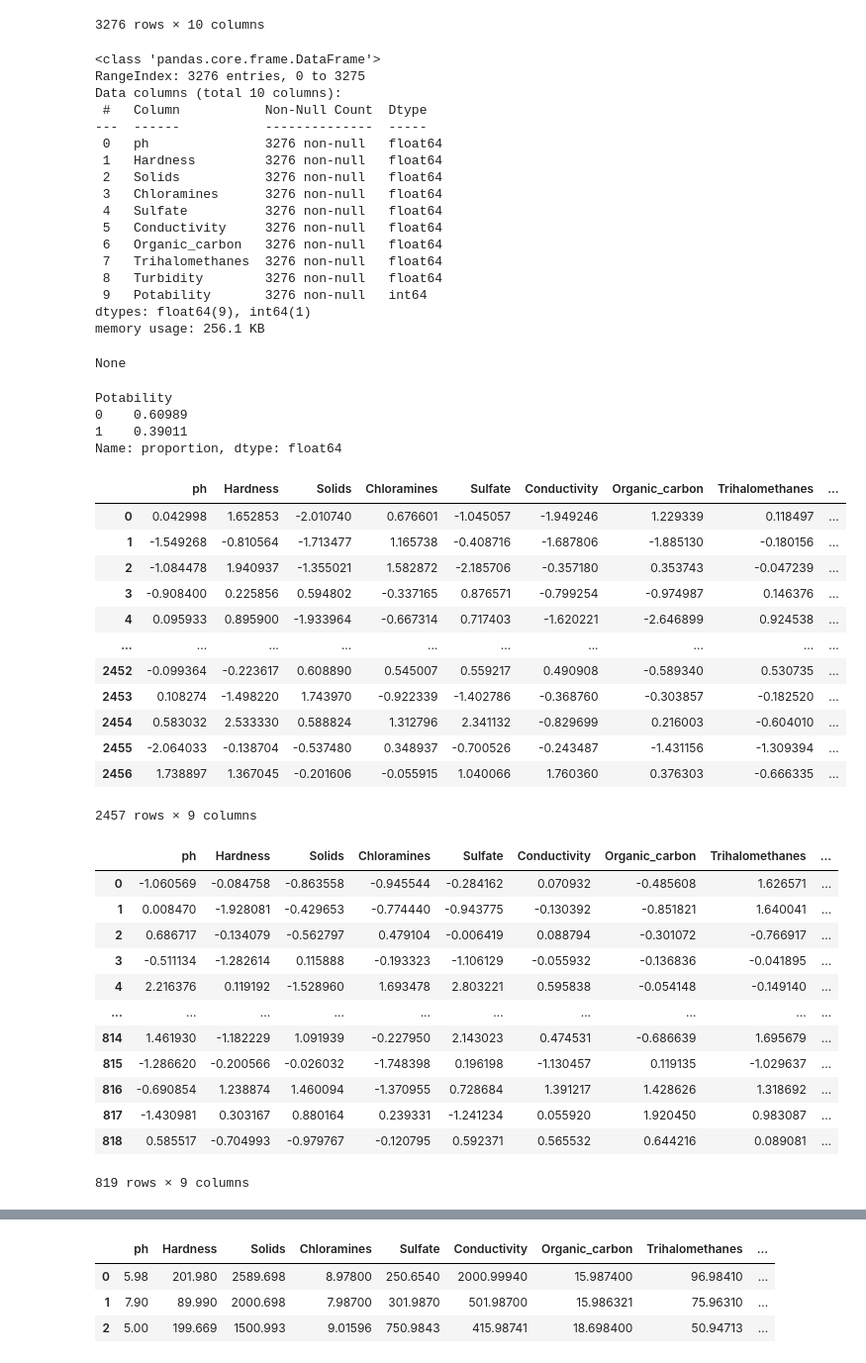
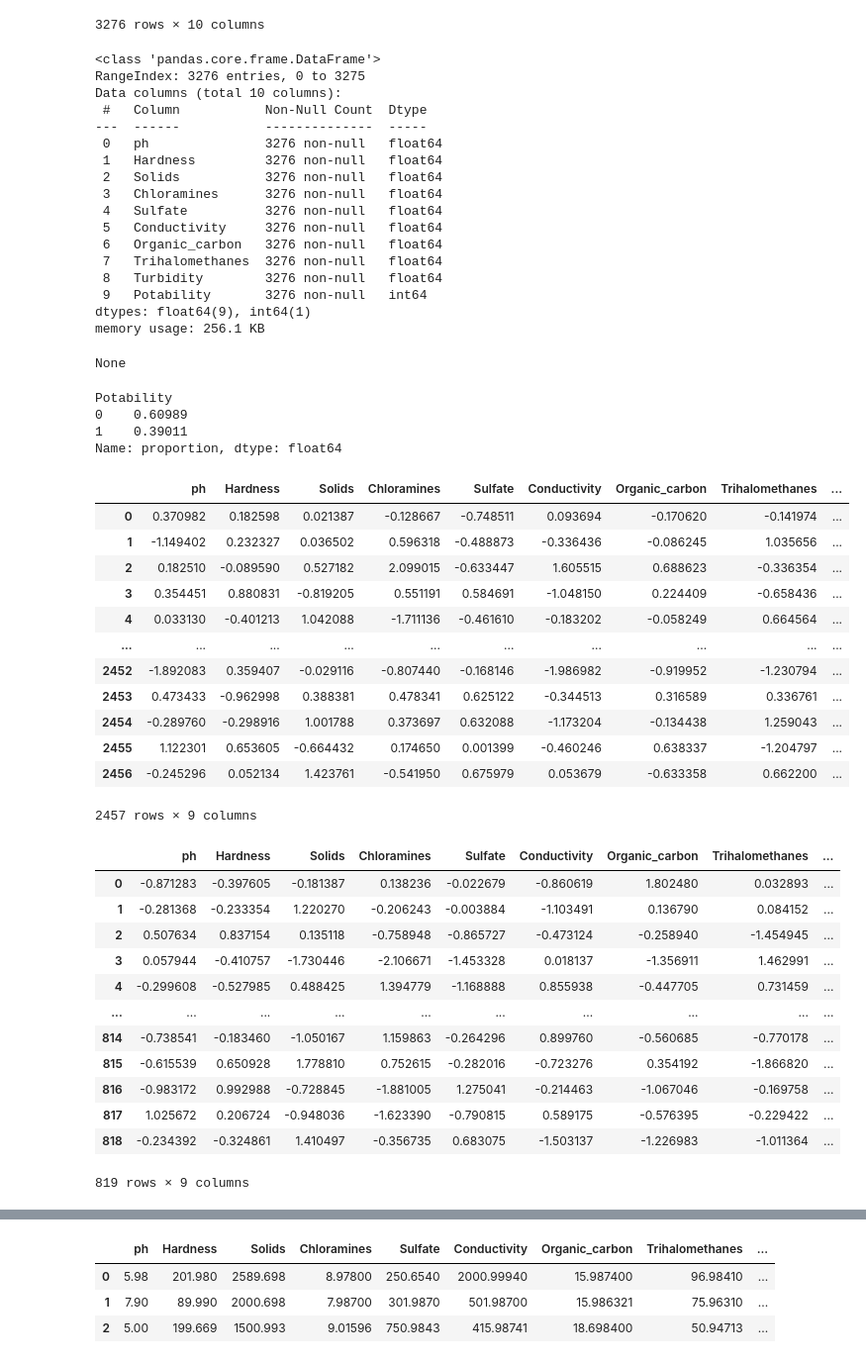
Before and after one commit to Robert-FM/analise_de_potabilidade_na_agua, a Jupyter notebook: main.ipynb, the cells around one changed output, grey strips where cells are left out. Shown: that part at 99% size. Saved outputs shown, nothing was run; the diff lists cells and outputs as text; code cells hidden in the pictures.

```diff
--- a/main.ipynb
+++ b/main.ipynb
@@ -53,7 +53,7 @@ display(tabela['Potability'].value_counts(normalize=True))
 #Separar em dados de treino e dados de teste
 from sklearn.model_selection import train_test_split
 
-x_treino, x_teste, y_treino, y_teste = train_test_split(x,y,test_size=0.25)
+x_treino, x_teste, y_treino, y_teste = train_test_split(x,y,test_size=0.25, shuffle=True,random_state=42)
 
 # === NORMALIZAÇÃO DOS DADOS ===
 from sklearn.preprocessing import StandardScaler
@@ -61,57 +61,57 @@ from sklearn.preprocessing import StandardScaler
 scaler = StandardScaler()
 x_treino = pd.DataFrame(scaler.fit_transform(x_treino), columns=x.columns)
 x_teste = pd.DataFrame(scaler.transform(x_teste), columns=x.columns)
 
 display(x_treino)
 display(x_teste)
 # %% [output]
 <class 'pandas.core.frame.DataFrame'>
 RangeIndex: 3276 entries, 0 to 3275
 Data columns (total 10 columns):
  #   Column           Non-Null Count  Dtype
 ---  ------           --------------  -----
  0   ph               3276 non-null   float64
  1   Hardness         3276 non-null   float64
  2   Solids           3276 non-null   float64
  3   Chloramines      3276 non-null   float64
  4   Sulfate          3276 non-null   float64
  5   Conductivity     3276 non-null   float64
  6   Organic_carbon   3276 non-null   float64
  7   Trihalomethanes  3276 non-null   float64
  8   Turbidity        3276 non-null   float64
  9   Potability       3276 non-null   int64
 dtypes: float64(9), int64(1)
 memory usage: 256.1 KB
 None
 Potability
 0    0.60989
 1    0.39011
 Name: proportion, dtype: float64
 |  | ph | Hardness | Solids | Chloramines | Sulfate | Conductivity | Organic_carbon | Trihalomethanes | ... |
-| 0 | 0.042998 | 1.652853 | -2.010740 | 0.676601 | -1.045057 | -1.949246 | 1.229339 | 0.118497 | ... |
-| 1 | -1.549268 | -0.810564 | -1.713477 | 1.165738 | -0.408716 | -1.687806 | -1.885130 | -0.180156 | ... |
-| 2 | -1.084478 | 1.940937 | -1.355021 | 1.582872 | -2.185706 | -0.357180 | 0.353743 | -0.047239 | ... |
-| 3 | -0.908400 | 0.225856 | 0.594802 | -0.337165 | 0.876571 | -0.799254 | -0.974987 | 0.146376 | ... |
-| 4 | 0.095933 | 0.895900 | -1.933964 | -0.667314 | 0.717403 | -1.620221 | -2.646899 | 0.924538 | ... |
+| 0 | 0.370982 | 0.182598 | 0.021387 | -0.128667 | -0.748511 | 0.093694 | -0.170620 | -0.141974 | ... |
+| 1 | -1.149402 | 0.232327 | 0.036502 | 0.596318 | -0.488873 | -0.336436 | -0.086245 | 1.035656 | ... |
+| 2 | 0.182510 | -0.089590 | 0.527182 | 2.099015 | -0.633447 | 1.605515 | 0.688623 | -0.336354 | ... |
+| 3 | 0.354451 | 0.880831 | -0.819205 | 0.551191 | 0.584691 | -1.048150 | 0.224409 | -0.658436 | ... |
+| 4 | 0.033130 | -0.401213 | 1.042088 | -1.711136 | -0.461610 | -0.183202 | -0.058249 | 0.664564 | ... |
 | ... | ... | ... | ... | ... | ... | ... | ... | ... | ... |
-| 2452 | -0.099364 | -0.223617 | 0.608890 | 0.545007 | 0.559217 | 0.490908 | -0.589340 | 0.530735 | ... |
-| 2453 | 0.108274 | -1.498220 | 1.743970 | -0.922339 | -1.402786 | -0.368760 | -0.303857 | -0.182520 | ... |
-| 2454 | 0.583032 | 2.533330 | 0.588824 | 1.312796 | 2.341132 | -0.829699 | 0.216003 | -0.604010 | ... |
-| 2455 | -2.064033 | -0.138704 | -0.537480 | 0.348937 | -0.700526 | -0.243487 | -1.431156 | -1.309394 | ... |
-| 2456 | 1.738897 | 1.367045 | -0.201606 | -0.055915 | 1.040066 | 1.760360 | 0.376303 | -0.666335 | ... |
+| 2452 | -1.892083 | 0.359407 | -0.029116 | -0.807440 | -0.168146 | -1.986982 | -0.919952 | -1.230794 | ... |
+| 2453 | 0.473433 | -0.962998 | 0.388381 | 0.478341 | 0.625122 | -0.344513 | 0.316589 | 0.336761 | ... |
+| 2454 | -0.289760 | -0.298916 | 1.001788 | 0.373697 | 0.632088 | -1.173204 | -0.134438 | 1.259043 | ... |
+| 2455 | 1.122301 | 0.653605 | -0.664432 | 0.174650 | 0.001399 | -0.460246 | 0.638337 | -1.204797 | ... |
+| 2456 | -0.245296 | 0.052134 | 1.423761 | -0.541950 | 0.675979 | 0.053679 | -0.633358 | 0.662200 | ... |
 2457 rows × 9 columns
 |  | ph | Hardness | Solids | Chloramines | Sulfate | Conductivity | Organic_carbon | Trihalomethanes | ... |
-| 0 | -1.060569 | -0.084758 | -0.863558 | -0.945544 | -0.284162 | 0.070932 | -0.485608 | 1.626571 | ... |
-| 1 | 0.008470 | -1.928081 | -0.429653 | -0.774440 | -0.943775 | -0.130392 | -0.851821 | 1.640041 | ... |
-| 2 | 0.686717 | -0.134079 | -0.562797 | 0.479104 | -0.006419 | 0.088794 | -0.301072 | -0.766917 | ... |
-| 3 | -0.511134 | -1.282614 | 0.115888 | -0.193323 | -1.106129 | -0.055932 | -0.136836 | -0.041895 | ... |
-| 4 | 2.216376 | 0.119192 | -1.528960 | 1.693478 | 2.803221 | 0.595838 | -0.054148 | -0.149140 | ... |
+| 0 | -0.871283 | -0.397605 | -0.181387 | 0.138236 | -0.022679 | -0.860619 | 1.802480 | 0.032893 | ... |
+| 1 | -0.281368 | -0.233354 | 1.220270 | -0.206243 | -0.003884 | -1.103491 | 0.136790 | 0.084152 | ... |
+| 2 | 0.507634 | 0.837154 | 0.135118 | -0.758948 | -0.865727 | -0.473124 | -0.258940 | -1.454945 | ... |
+| 3 | 0.057944 | -0.410757 | -1.730446 | -2.106671 | -1.453328 | 0.018137 | -1.356911 | 1.462991 | ... |
+| 4 | -0.299608 | -0.527985 | 0.488425 | 1.394779 | -1.168888 | 0.855938 | -0.447705 | 0.731459 | ... |
 | ... | ... | ... | ... | ... | ... | ... | ... | ... | ... |
-| 814 | 1.461930 | -1.182229 | 1.091939 | -0.227950 | 2.143023 | 0.474531 | -0.686639 | 1.695679 | ... |
-| 815 | -1.286620 | -0.200566 | -0.026032 | -1.748398 | 0.196198 | -1.130457 | 0.119135 | -1.029637 | ... |
-| 816 | -0.690854 | 1.238874 | 1.460094 | -1.370955 | 0.728684 | 1.391217 | 1.428626 | 1.318692 | ... |
-| 817 | -1.430981 | 0.303167 | 0.880164 | 0.239331 | -1.241234 | 0.055920 | 1.920450 | 0.983087 | ... |
-| 818 | 0.585517 | -0.704993 | -0.979767 | -0.120795 | 0.592371 | 0.565532 | 0.644216 | 0.089081 | ... |
+| 814 | -0.738541 | -0.183460 | -1.050167 | 1.159863 | -0.264296 | 0.899760 | -0.560685 | -0.770178 | ... |
+| 815 | -0.615539 | 0.650928 | 1.778810 | 0.752615 | -0.282016 | -0.723276 | 0.354192 | -1.866820 | ... |
+| 816 | -0.983172 | 0.992988 | -0.728845 | -1.881005 | 1.275041 | -0.214463 | -1.067046 | -0.169758 | ... |
+| 817 | 1.025672 | 0.206724 | -0.948036 | -1.623390 | -0.790815 | 0.589175 | -0.576395 | -0.229422 | ... |
+| 818 | -0.234392 | -0.324861 | 1.410497 | -0.356735 | 0.683075 | -1.503137 | -1.226983 | -1.011364 | ... |
 819 rows × 9 columns
 # %%
 #Passo 3 - Aplicação da IA
```
Also changed, not shown: parts of 2 cells of this notebook.
